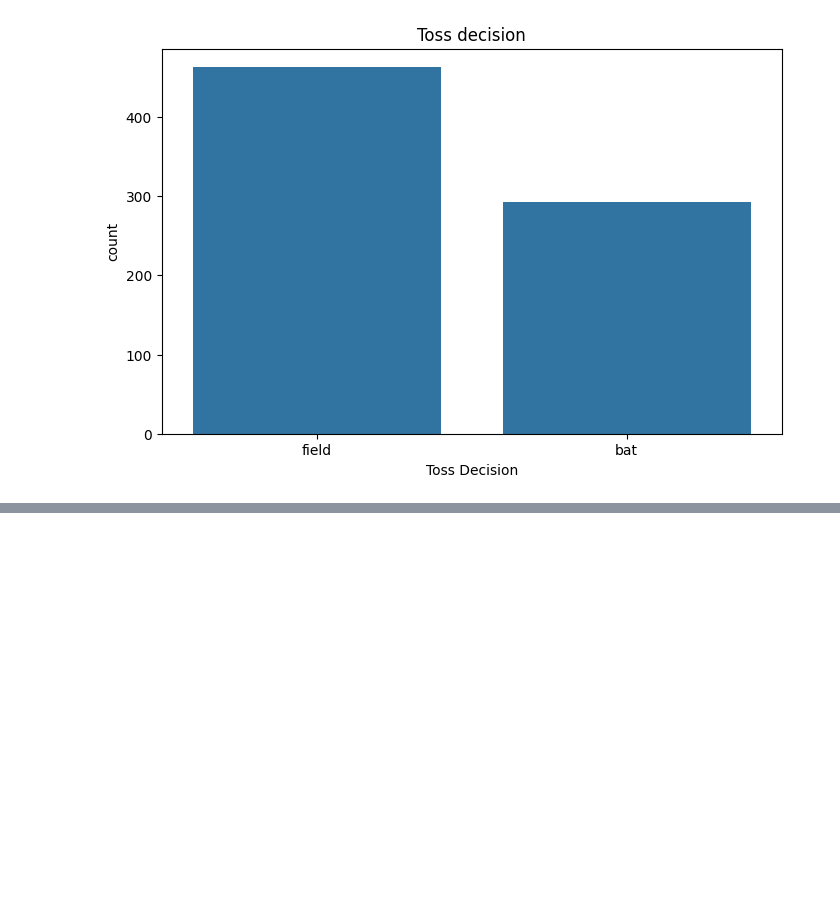
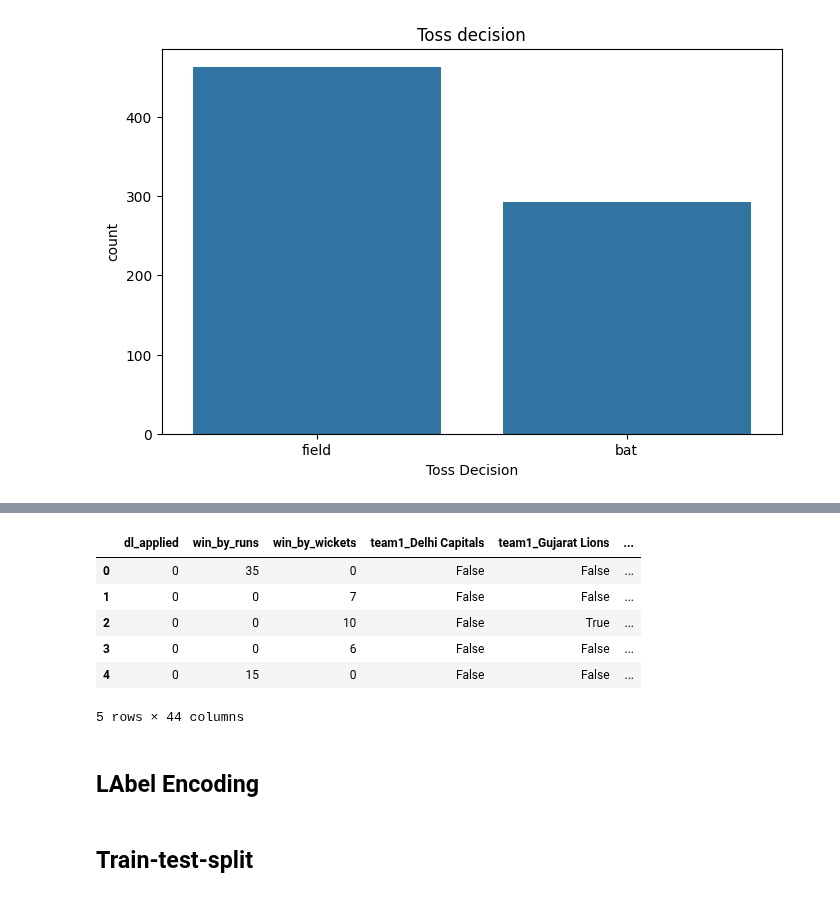
Before and after one commit to PratyushPoddar07/DATA_Project, a Jupyter notebook: ML-Project/Supervised/IPL WINNING PRED/IPL_Pred.ipynb, the cells around one changed output, grey strips where cells are left out. Saved outputs shown, nothing was run; the diff lists cells and outputs as text; code cells hidden in the pictures; blank space fills up the shorter version.

```diff
--- a/ML-Project/Supervised/IPL WINNING PRED/IPL_Pred.ipynb
+++ b/ML-Project/Supervised/IPL WINNING PRED/IPL_Pred.ipynb
@@ -157,0 +202,12 @@ plt.show()
+# %%
+X.head()
+# %% [output]
+|  | dl_applied | win_by_runs | win_by_wickets | team1_Delhi Capitals | team1_Gujarat Lions | ... |
+| 0 | 0 | 35 | 0 | False | False | ... |
+| 1 | 0 | 0 | 7 | False | False | ... |
+| 2 | 0 | 0 | 10 | False | True | ... |
+| 3 | 0 | 0 | 6 | False | False | ... |
+| 4 | 0 | 15 | 0 | False | False | ... |
+5 rows × 44 columns
+# %% [markdown]
+## LAbel Encoding
@@ -157,0 +220,2 @@ plt.show()
+# %% [markdown]
+## Train-test-split
```
Also changed, not shown: parts of 23 cells of this notebook.
